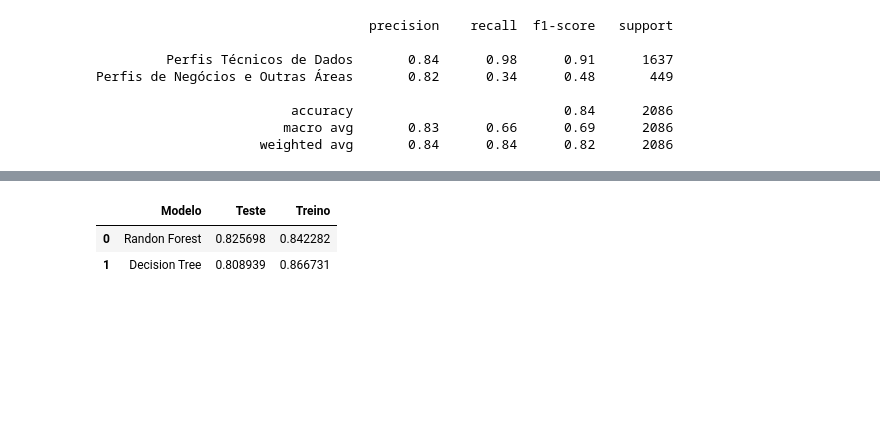
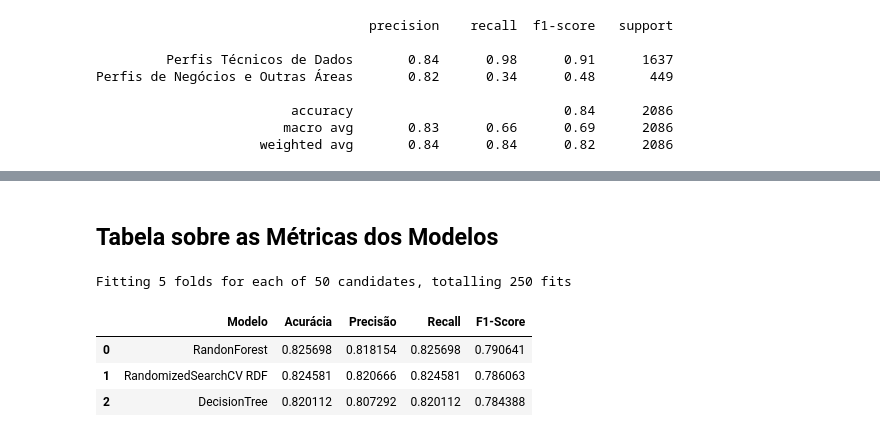
Before and after one commit to vetrz/Modelo-de-Previsao-de-Cargos, a Jupyter notebook: notebooks/modelos.ipynb, the cells around one changed output, grey strips where cells are left out. Cells and saved outputs as stored; diff of their text form; code cells hidden in the pictures; blank space fills up the shorter version.

Commit message:
utilização do RandomSearchCV

```diff
--- a/notebooks/modelos.ipynb
+++ b/notebooks/modelos.ipynb
@@ -175,0 +169,19 @@ feature_selecionadas = ['tempo_experiencia_dados_Não tenho experiência na áre
+# %%
+rdf_com_RSCV = RandomForestClassifier()
+# %%
+parametros = {
+    "n_estimators": np.arange(100, 1000, 100),
+    "max_depth": [None] + list(np.arange(5, 30, 5)),
+    "min_samples_split": np.arange(2, 20),
+    "min_samples_leaf": np.arange(1, 20),
+    "max_features": ["sqrt", "log2", None],
+    "bootstrap": [True, False],
+}
+# %%
+best_rdf = RandomizedSearchCV(estimator= rdf_com_RSCV,
+                              param_distributions=parametros,
+                              n_iter=50,
+                              n_jobs=-1,
+                              cv=5,
+                              verbose=1,
+                              scoring='accuracy')
@@ -185,3 +206,3 @@ X_train, X_test, y_train, y_test = train_test_split(
 # %%
-rdf.fit(X_train,y_train)
+best_rdf.fit(X_train,y_train)
 # %% [output]
@@ -218,14 +283,2 @@ accuracy_Random_teste = accuracy_score(y_test,y_rdf_teste)
 # %%
 accuracy_Random_train = accuracy_score(y_train,y_rdf_train)
-# %%
-acuracia_modelos =pd.DataFrame ({
-    'Modelo': ['Randon Forest', 'Decision Tree'],
-    'Teste': [accuracy_Random_teste, accuracy_Decision_teste],
-    'Treino': [accuracy_Random_train,accuracy_Decision_train]
-})
-
-acuracia_modelos
-# %% [output]
-|  | Modelo | Teste | Treino |
-| 0 | Randon Forest | 0.825698 | 0.842282 |
-| 1 | Decision Tree | 0.808939 | 0.866731 |
@@ -231,0 +289,32 @@ acuracia_modelos
+# %% [markdown]
+## Tabela sobre as Métricas dos Modelos
+# %%
+modelos = {
+    'RandonForest': rdf,
+    'RandomizedSearchCV RDF': best_rdf,
+    'DecisionTree': tre
+}
+
+comparativo = []
+
+
+for nome, modelo in modelos.items():
+    modelo.fit(X_train,y_train)
+    y_pred = modelo.predict(X_test)
+    comparativo.append({
+        "Modelo": nome,
+        "Acurácia": accuracy_score(y_test, y_pred),
+        "Precisão": precision_score(y_test, y_pred, average="weighted"),
+        "Recall": recall_score(y_test, y_pred, average="weighted"),
+        "F1-Score": f1_score(y_test, y_pred, average="weighted"),
+    })
+
+df_resultados = pd.DataFrame(comparativo)
+
+df_resultados
+# %% [output]
+Fitting 5 folds for each of 50 candidates, totalling 250 fits
+|  | Modelo | Acurácia | Precisão | Recall | F1-Score |
+| 0 | RandonForest | 0.825698 | 0.818154 | 0.825698 | 0.790641 |
+| 1 | RandomizedSearchCV RDF | 0.824581 | 0.820666 | 0.824581 | 0.786063 |
+| 2 | DecisionTree | 0.820112 | 0.807292 | 0.820112 | 0.784388 |
```
Also changed, not shown: parts of 25 cells of this notebook.
